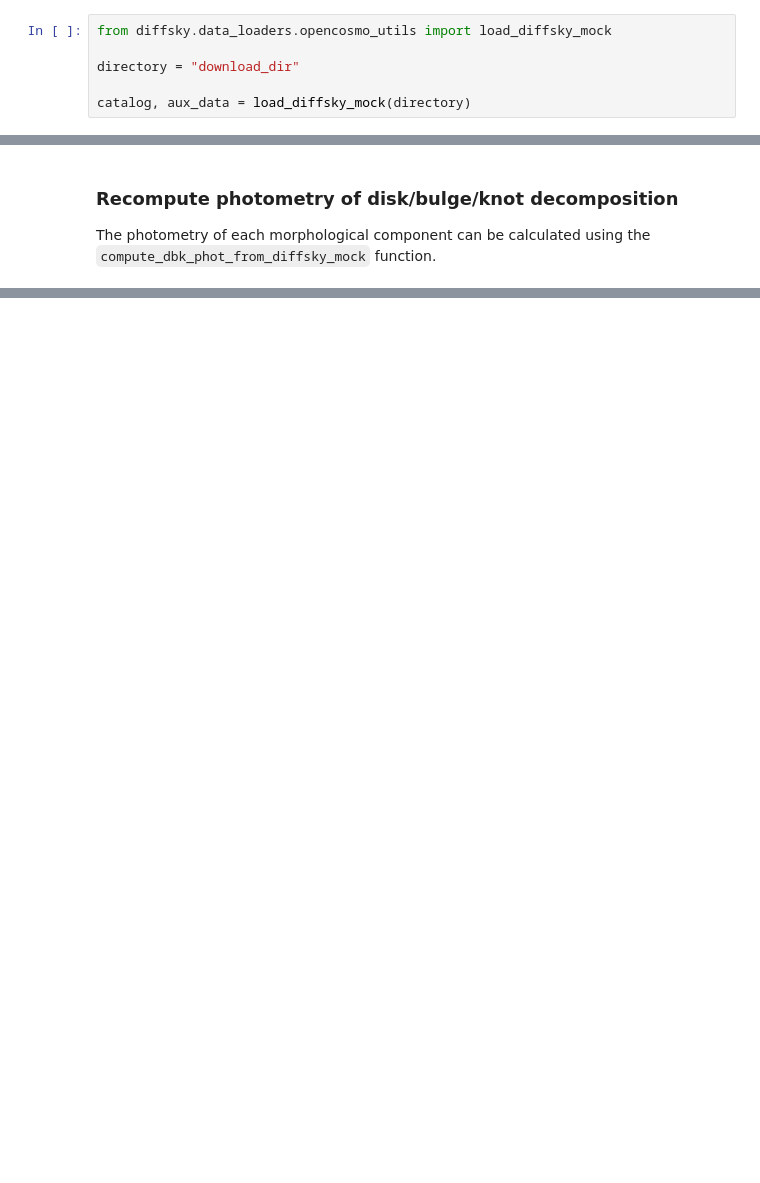
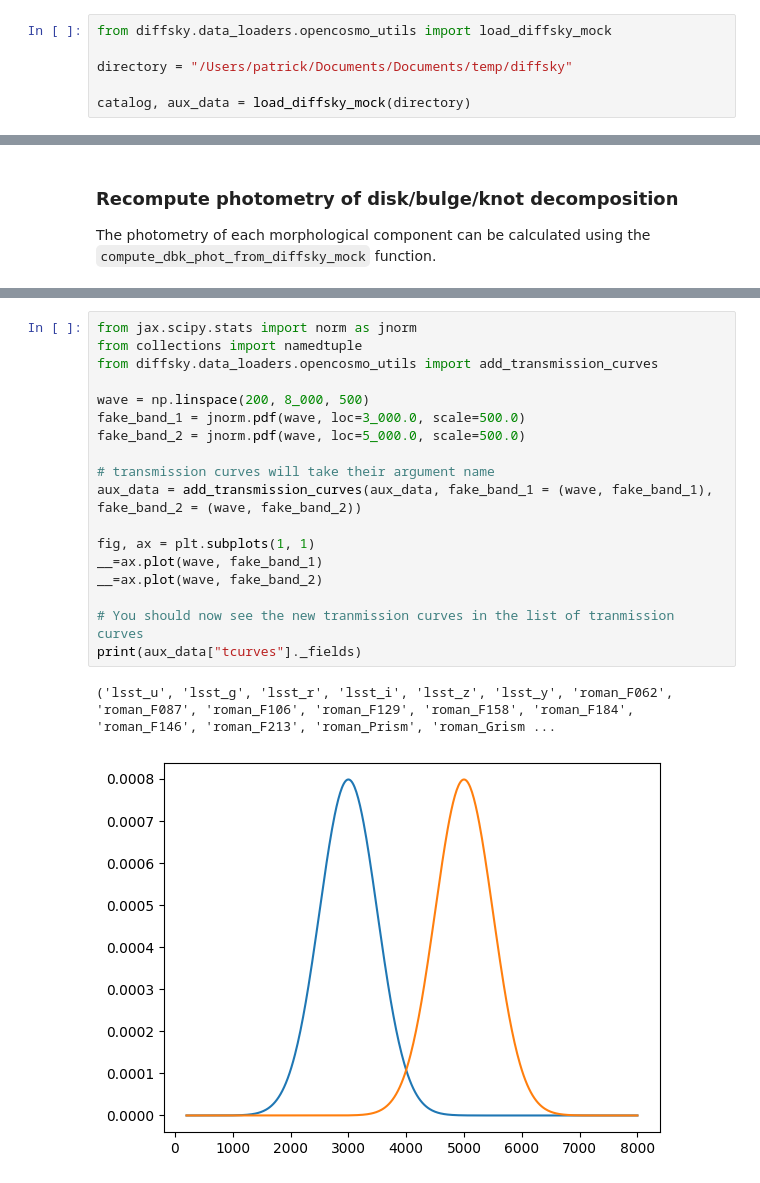
Before and after one commit to ArgonneCPAC/diffsky, a Jupyter notebook: docs/source/demo_diffsky_recompute_from_mock.ipynb, the cells around one changed output, grey strips where cells are left out. Drawn from its saved outputs; the diff is of its cells as text; blank space fills up the shorter version.

Commit message:
Generate fake z_phot tables for beta testing

```diff
--- a/docs/source/demo_diffsky_recompute_from_mock.ipynb
+++ b/docs/source/demo_diffsky_recompute_from_mock.ipynb
@@ -14,6 +20,6 @@ from matplotlib import pyplot as plt
 # %%
 from diffsky.data_loaders.opencosmo_utils import load_diffsky_mock
 
-directory = "download_dir"
+directory = "/Users/patrick/Documents/Documents/temp/diffsky"
 
 catalog, aux_data = load_diffsky_mock(directory)
@@ -54,0 +109,21 @@ assert np.allclose(exisiting_bulge_photometry['lsst_i_bulge'], computed_db_photo
+# %%
+from jax.scipy.stats import norm as jnorm
+from collections import namedtuple
+from diffsky.data_loaders.opencosmo_utils import add_transmission_curves
+
+wave = np.linspace(200, 8_000, 500)
+fake_band_1 = jnorm.pdf(wave, loc=3_000.0, scale=500.0)
+fake_band_2 = jnorm.pdf(wave, loc=5_000.0, scale=500.0)
+
+# transmission curves will take their argument name
+aux_data = add_transmission_curves(aux_data, fake_band_1 = (wave, fake_band_1), fake_band_2 = (wave, fake_band_2))
+
+fig, ax = plt.subplots(1, 1)
+__=ax.plot(wave, fake_band_1)
+__=ax.plot(wave, fake_band_2)
+
+# You should now see the new tranmission curves in the list of tranmission curves
+print(aux_data["tcurves"]._fields)
+# %% [output]
+('lsst_u', 'lsst_g', 'lsst_r', 'lsst_i', 'lsst_z', 'lsst_y', 'roman_F062', 'roman_F087', 'roman_F106', 'roman_F129', 'roman_F158', 'roman_F184', 'roman_F146', 'roman_F213', 'roman_Prism', 'roman_Grism ...
+[figure, added]
```
Also changed, not shown: parts of 21 cells of this notebook, 2 other files.
